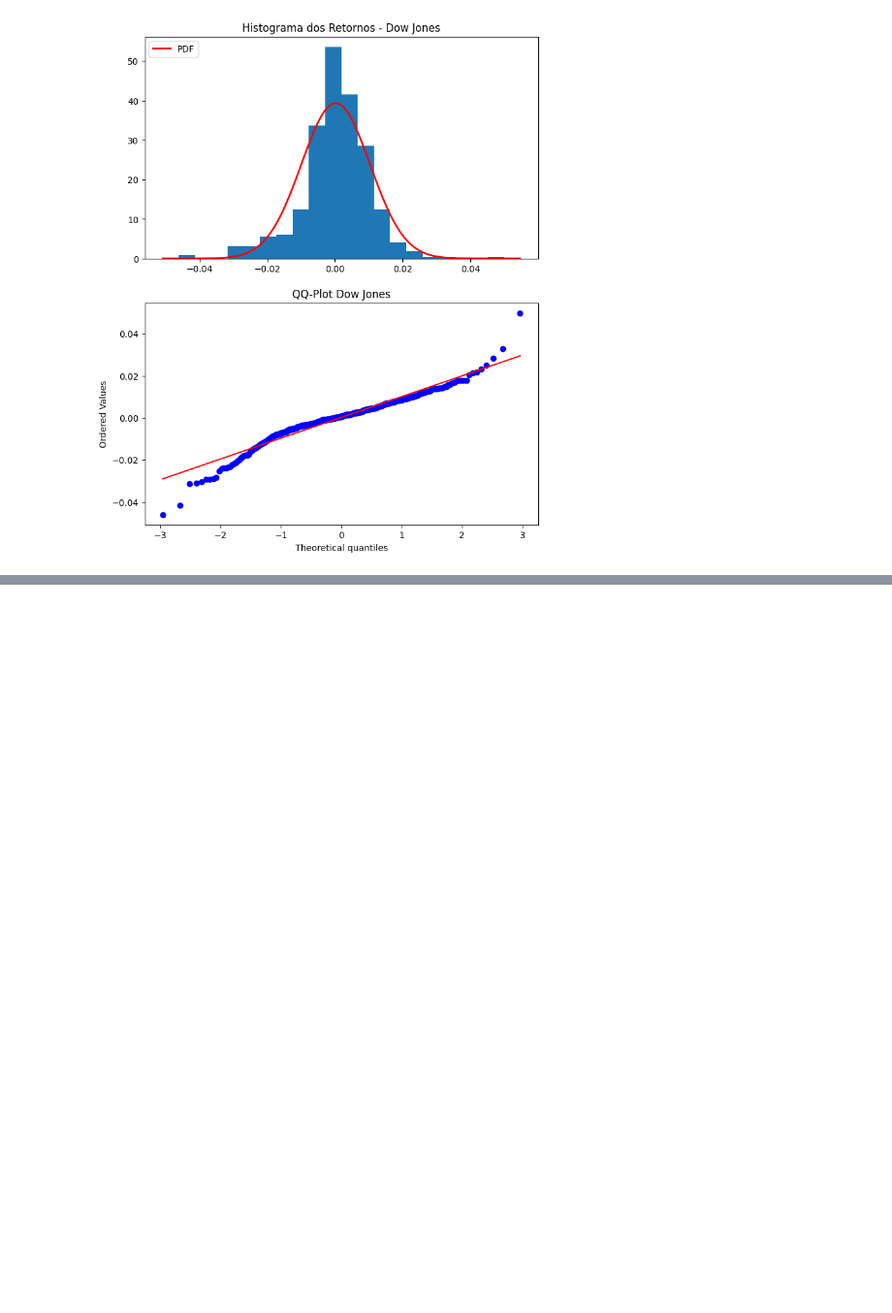
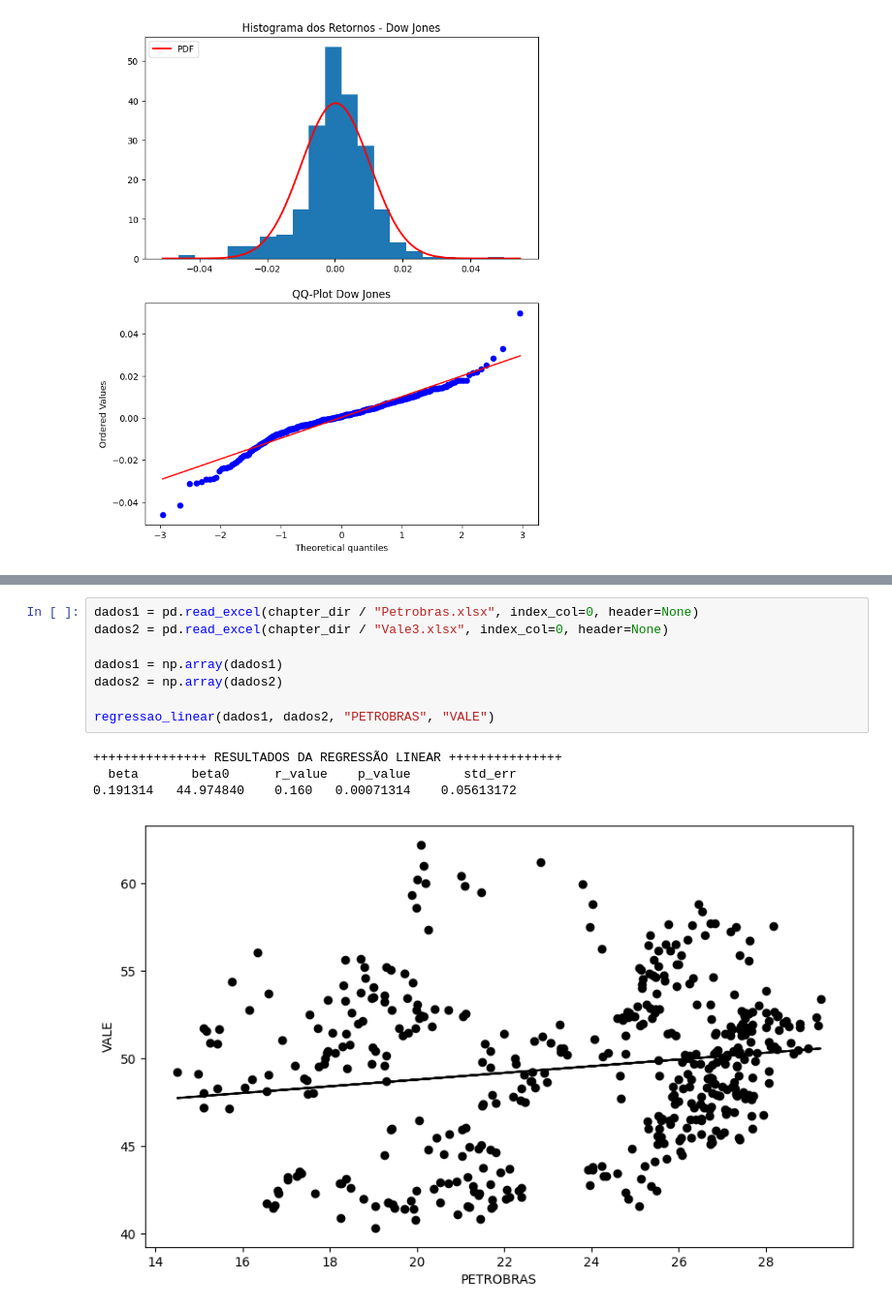
Before and after one commit to eraosso/PMF, a Jupyter notebook: Capitulo-3.ipynb, the cells around one changed output, grey strips where cells are left out. Shown at 97% size. Drawn from its saved outputs; the diff is of its cells as text; blank space fills up the shorter version.

```diff
--- a/Capitulo-3.ipynb
+++ b/Capitulo-3.ipynb
@@ -375,0 +412,13 @@ plota_graficos(df, retornos, "Dow Jones")
+# %%
+dados1 = pd.read_excel(chapter_dir / "Petrobras.xlsx", index_col=0, header=None)
+dados2 = pd.read_excel(chapter_dir / "Vale3.xlsx", index_col=0, header=None)
+
+dados1 = np.array(dados1)
+dados2 = np.array(dados2)
+
+regressao_linear(dados1, dados2, "PETROBRAS", "VALE")
+# %% [output]
++++++++++++++++ RESULTADOS DA REGRESSÃO LINEAR +++++++++++++++
+  beta       beta0      r_value    p_value       std_err
+0.191314   44.974840    0.160   0.00071314    0.05613172
+[figure, added]
```
Also changed, not shown: parts of 36 cells of this notebook.
